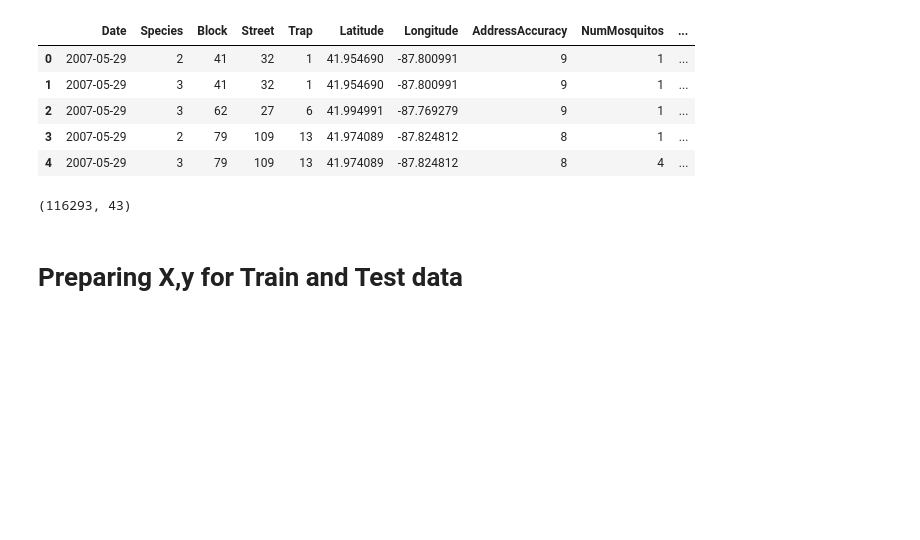
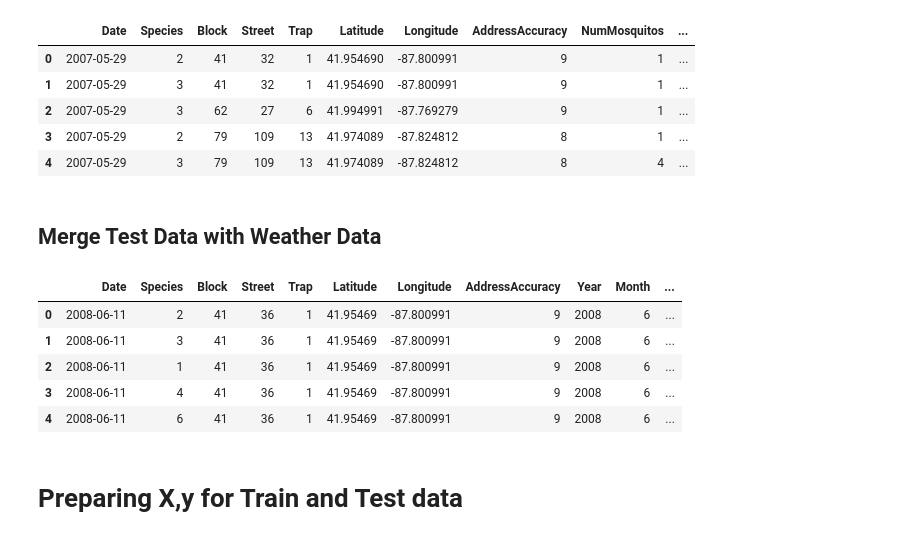
Before and after one commit to micahhp/WestNile, a Jupyter notebook: workbooks/west_nile_rn-v.1.3.ipynb, the cells around one changed output. Saved outputs shown, nothing was run; the diff lists cells and outputs as text; code cells hidden in the pictures; blank space fills up the shorter version.

```diff
--- a/workbooks/west_nile_rn-v.1.3.ipynb
+++ b/workbooks/west_nile_rn-v.1.3.ipynb
@@ -242,12 +227,19 @@ df_train_weather.head()
 | 2 | 2007-05-29 | 3 | 62 | 27 | 6 | 41.994991 | -87.769279 | 9 | 1 | ... |
 | 3 | 2007-05-29 | 2 | 79 | 109 | 13 | 41.974089 | -87.824812 | 8 | 1 | ... |
 | 4 | 2007-05-29 | 3 | 79 | 109 | 13 | 41.974089 | -87.824812 | 8 | 4 | ... |
+# %% [markdown]
+## Merge Test Data with Weather Data
 # %%
 df_test_weather = df_test.merge(df_weather, on='Date')
-# %%
-df_test_weather.shape
-# %% [output]
-(116293, 43)
+# %%
+df_test_weather.head(5)
+# %% [output]
+|  | Date | Species | Block | Street | Trap | Latitude | Longitude | AddressAccuracy | Year | Month | ... |
+| 0 | 2008-06-11 | 2 | 41 | 36 | 1 | 41.95469 | -87.800991 | 9 | 2008 | 6 | ... |
+| 1 | 2008-06-11 | 3 | 41 | 36 | 1 | 41.95469 | -87.800991 | 9 | 2008 | 6 | ... |
+| 2 | 2008-06-11 | 1 | 41 | 36 | 1 | 41.95469 | -87.800991 | 9 | 2008 | 6 | ... |
+| 3 | 2008-06-11 | 4 | 41 | 36 | 1 | 41.95469 | -87.800991 | 9 | 2008 | 6 | ... |
+| 4 | 2008-06-11 | 6 | 41 | 36 | 1 | 41.95469 | -87.800991 | 9 | 2008 | 6 | ... |
 # %% [markdown]
 # Preparing X,y for Train and Test data
 # %%
```
Also changed, not shown: parts of 16 cells of this notebook.
